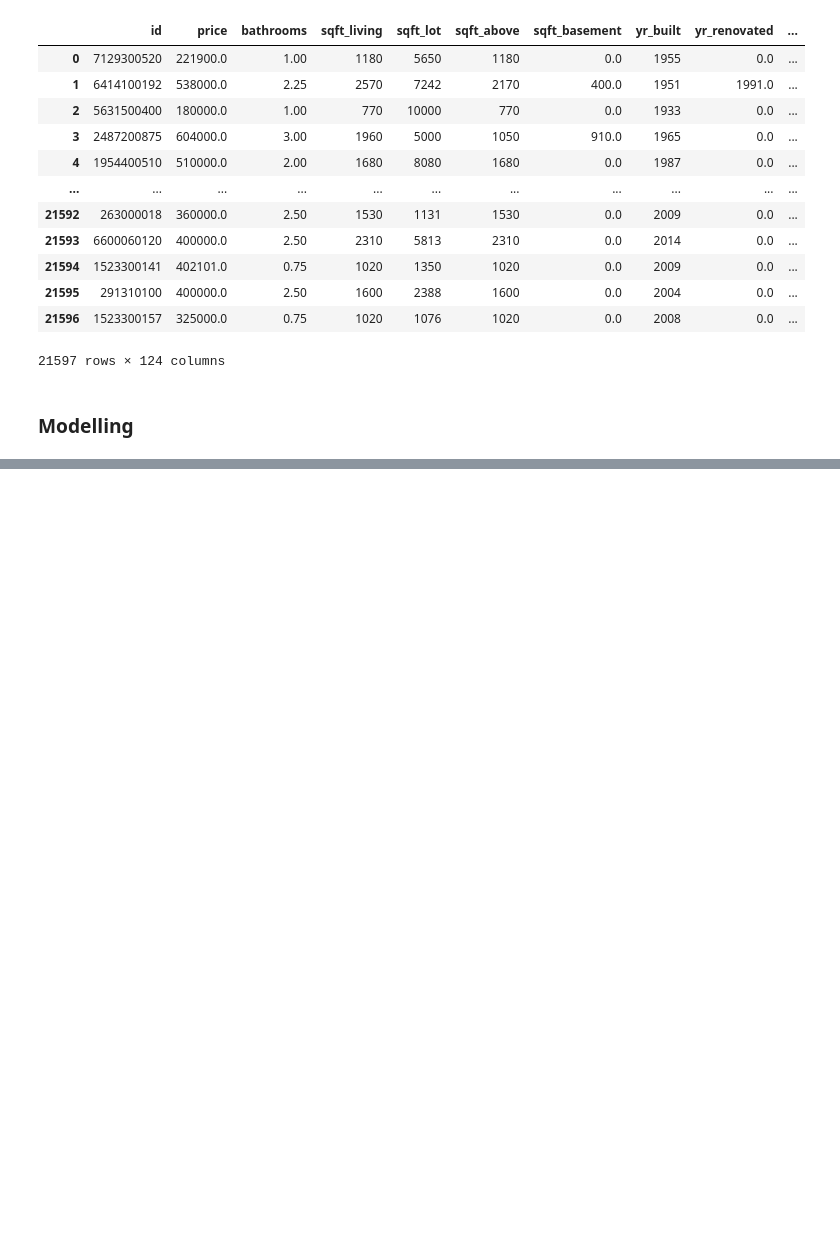
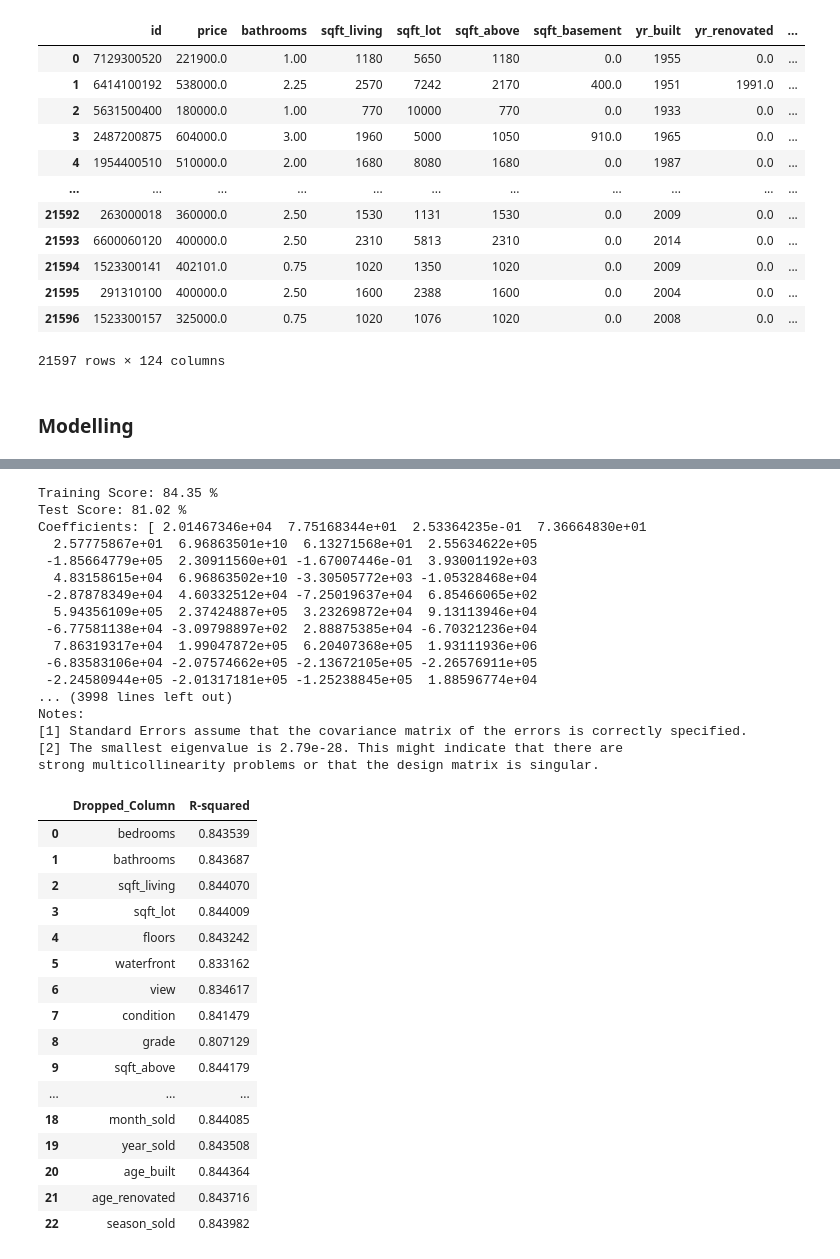
Before and after one commit to ggeorgekkariuki/Kings-Country-Housing-Project, a Jupyter notebook: student.ipynb, the cells around one changed output, grey strips where cells are left out. Saved outputs shown, nothing was run; the diff lists cells and outputs as text; code cells hidden in the pictures; blank space fills up the shorter version.

```diff
--- a/student.ipynb
+++ b/student.ipynb
@@ -710,0 +711,2 @@ strong multicollinearity problems or that the design matrix is singular.
+# %%
+kc_data_new = kc_data_df.drop(columns=['id'])
@@ -710,0 +717,78 @@ strong multicollinearity problems or that the design matrix is singular.
+# %%
+def drop_column_preprocess_and_model(df, target_column, encoding_function, linear_model):
+    """
+    Drops one column at a time from the DataFrame (excluding the target column), preprocesses the data with an encoder function,
+    and creates a linear regression model based on the processed data. Returns a new DataFrame with two columns: the dropped column
+    name and the corresponding R-squared value from the model created.
+
+    Parameters:
+    - df: DataFrame containing the original data
+    - target_column: Name of the target column
+    - encoding_function: Function for encoding categorical variables
+    - linear_model: Function for creating the linear regression model
+
+    Returns:
+    - result_df: DataFrame containing two columns: 'Dropped_Column' and 'R-squared'
+    """
+    result_data = []  # List to store data for the new DataFrame
+
+    for col in df.columns:
+        if col != target_column:
+            # Create a new DataFrame without the current column
+            df_dropped = df.drop(columns=[col])
+
+            # Preprocess the data with the encoder function
+            df_encoded = encoding_function(df_dropped)
+
+            # Create the linear regression model based on the processed data
+            model = linear_model(df_encoded)
+
+            # Calculate R-squared value
+            X = df_encoded.drop(columns=[target_column])
+            y = df_encoded[target_column]
+            r_squared = model.rsquared
+
+            # Append data to the result list
+            result_data.append({'Dropped_Column': col, 'R-squared': r_squared})
+
+    # Create a DataFrame from the result list
+    result_df = pd.DataFrame(result_data)
+
+    return result_df
+# %%
+drop_column_preprocess_and_model(kc_data_new, 'price', one_hot_encode, linear_model)
+# %% [output]
+Training Score: 84.35 %
+Test Score: 81.02 %
+Coefficients: [ 2.01467346e+04  7.75168344e+01  2.53364235e-01  7.36664830e+01
+  2.57775867e+01  6.96863501e+10  6.13271568e+01  2.55634622e+05
+ -1.85664779e+05  2.30911560e+01 -1.67007446e-01  3.93001192e+03
+  4.83158615e+04  6.96863502e+10 -3.30505772e+03 -1.05328468e+04
+ -2.87878349e+04  4.60332512e+04 -7.25019637e+04  6.85466065e+02
+  5.94356109e+05  2.37424887e+05  3.23269872e+04  9.13113946e+04
+ -6.77581138e+04 -3.09798897e+02  2.88875385e+04 -6.70321236e+04
+  7.86319317e+04  1.99047872e+05  6.20407368e+05  1.93111936e+06
+ -6.83583106e+04 -2.07574662e+05 -2.13672105e+05 -2.26576911e+05
+ -2.24580944e+05 -2.01317181e+05 -1.25238845e+05  1.88596774e+04
+... (3998 lines left out)
+Notes:
+[1] Standard Errors assume that the covariance matrix of the errors is correctly specified.
+[2] The smallest eigenvalue is 2.79e-28. This might indicate that there are
+strong multicollinearity problems or that the design matrix is singular.
+|  | Dropped_Column | R-squared |
+| 0 | bedrooms | 0.843539 |
+| 1 | bathrooms | 0.843687 |
+| 2 | sqft_living | 0.844070 |
+| 3 | sqft_lot | 0.844009 |
+| 4 | floors | 0.843242 |
+| 5 | waterfront | 0.833162 |
+| 6 | view | 0.834617 |
+| 7 | condition | 0.841479 |
+| 8 | grade | 0.807129 |
+| 9 | sqft_above | 0.844179 |
+| ... | ... | ... |
+| 18 | month_sold | 0.844085 |
+| 19 | year_sold | 0.843508 |
+| 20 | age_built | 0.844364 |
+| 21 | age_renovated | 0.843716 |
+| 22 | season_sold | 0.843982 |
```
Also changed, not shown: parts of 8 cells of this notebook.
